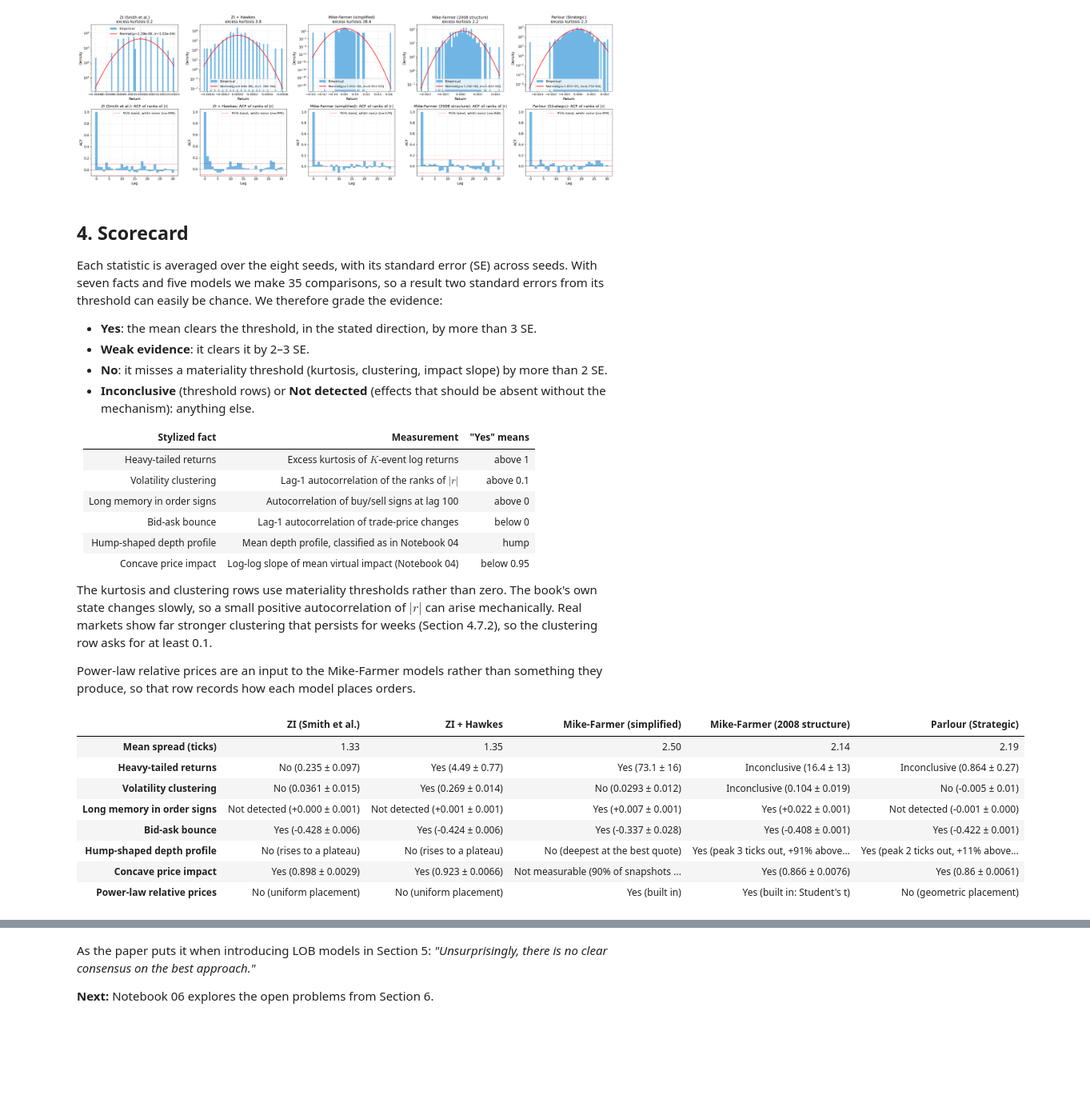
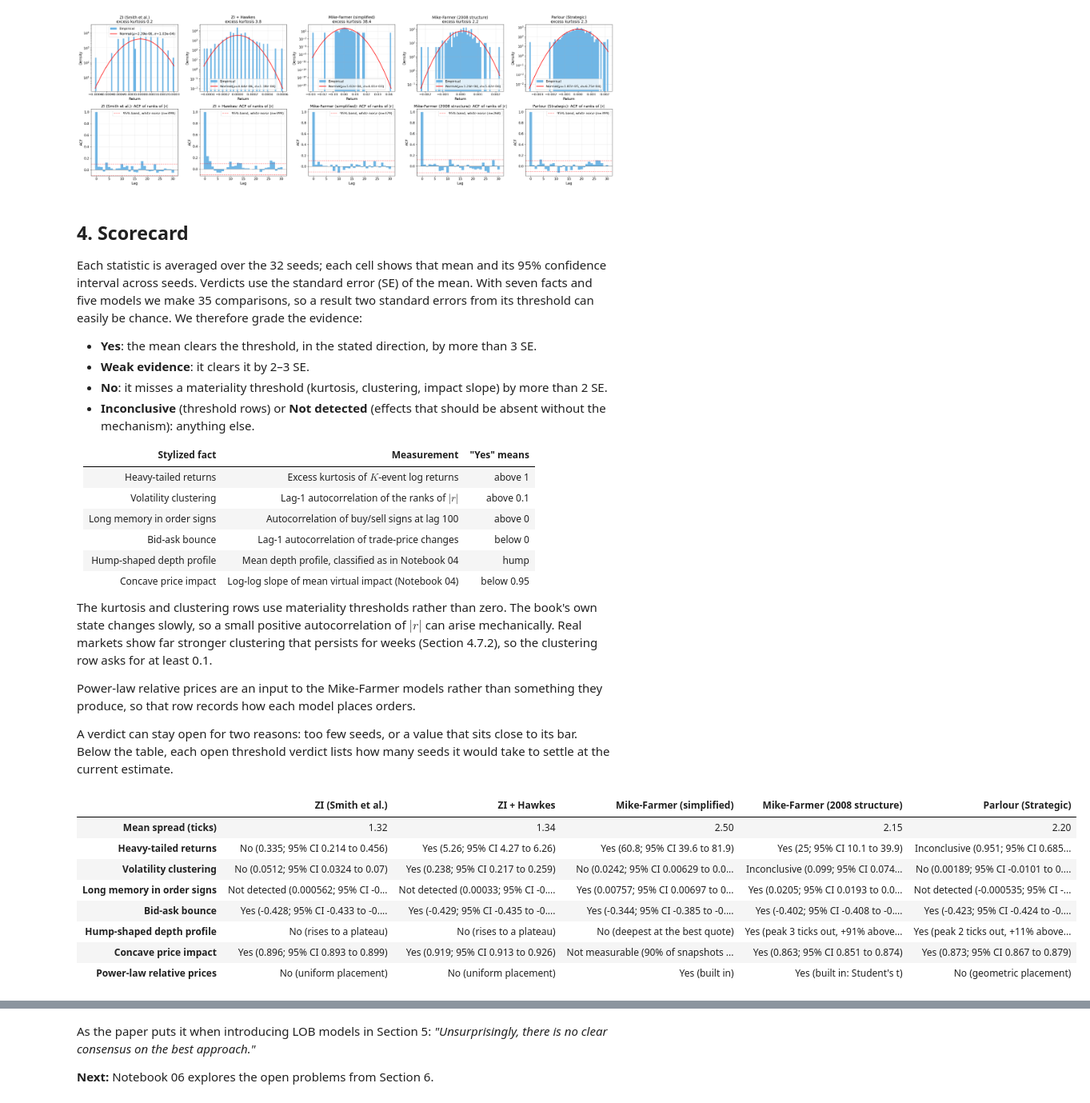
Before and after one commit to mengrenman/quant-trading-lab, a Jupyter notebook: notebooks/05_agent_based_models.ipynb, the cells around one changed output, grey strips where cells are left out. Shown at 80% size. Cells and saved outputs as stored; diff of their text form; code cells hidden in the pictures; blank space fills up the shorter version.

```diff
--- a/notebooks/05_agent_based_models.ipynb
+++ b/notebooks/05_agent_based_models.ipynb
@@ -144,7 +144,7 @@ plt.show()
 # %% [markdown]
 ## 4. Scorecard
 
-Each statistic is averaged over the eight seeds, with its standard error (SE) across seeds. With seven facts and five models we make 35 comparisons, so a result two standard errors from its threshold can easily be chance. We therefore grade the evidence:
+Each statistic is averaged over the 32 seeds; each cell shows that mean and its 95% confidence interval across seeds. Verdicts use the standard error (SE) of the mean. With seven facts and five models we make 35 comparisons, so a result two standard errors from its threshold can easily be chance. We therefore grade the evidence:
 
 - **Yes**: the mean clears the threshold, in the stated direction, by more than 3 SE.
 - **Weak evidence**: it clears it by 2–3 SE.
@@ -163,10 +163,19 @@ Each statistic is averaged over the eight seeds, with its standard error (SE) ac
 The kurtosis and clustering rows use materiality thresholds rather than zero. The book's own state changes slowly, so a small positive autocorrelation of $|r|$ can arise mechanically. Real markets show far stronger clustering that persists for weeks (Section 4.7.2), so the clustering row asks for at least 0.1.
 
 Power-law relative prices are an input to the Mike-Farmer models rather than something they produce, so that row records how each model places orders.
+
+A verdict can stay open for two reasons: too few seeds, or a value that sits close to its bar. Below the table, each open threshold verdict lists how many seeds it would take to settle at the current estimate.
 # %%
 def mean_se(values):
     values = np.asarray(values, dtype=float)
     return values.mean(), values.std(ddof=1) / np.sqrt(len(values))
+
+
+def ci95(values):
+    """95% confidence interval for the mean across seeds (Student's t)."""
+    mean, se = mean_se(values)
+    half = stats.t.ppf(0.975, len(values) - 1) * se
+    return mean - half, mean + half
 
 
 def grade(margin, se, otherwise):
@@ -178,17 +187,26 @@ def grade(margin, se, otherwise):
     return otherwise
 
 
-def threshold_verdict(values, threshold, above=True):
+def describe(call, values):
+    lo, hi = ci95(values)
+    return f"{call} ({np.mean(values):.3g}; 95% CI {lo:.3g} to {hi:.3g})"
+
+
+open_verdicts = []  # threshold verdicts not settled, explained after the table
+
+
+def threshold_verdict(values, threshold, above=True, where=None):
     mean, se = mean_se(values)
-    margin = mean - threshold if above else threshold - mean
+    margin = mean - threshold if above else threshold - mean  # positive on the "Yes" side
     call = grade(margin, se, 'No' if margin < -2 * se else 'Inconclusive')
-    return f"{call} ({mean:.3g} ± {se:.2g})"
+    if call in ('Inconclusive', 'Weak evidence') and where is not None:
+        open_verdicts.append((*where, values, threshold, margin))
+    return describe(call, values)
 
 
 def effect_verdict(values, positive=True):
     mean, se = mean_se(values)
-    call = grade(mean if positive else -mean, se, 'Not detected')
-    return f"{call} ({mean:+.3f} ± {se:.3f})"
+    return describe(grade(mean if positive else -mean, se, 'Not detected'), values)
 
 
 def hump_verdict(runs):
@@ -199,43 +217,45 @@ def hump_verdict(runs):
     return 'No (rises to a plateau)' if shape == 'plateau' else 'No (deepest at the best quote)'
 
 
-def impact_verdict(runs):
+def impact_verdict(name, runs):
     covered = min(len(r['impact_sizes']) for r in runs)
     if covered < 5:
         return f"Not measurable (90% of snapshots absorb only {covered} lot{'s' if covered != 1 else ''})"
     slopes = [fit_loglog_slope(r['impact_sizes'], r['impact']) for r in runs]
-    return threshold_verdict(slopes, 0.95, above=False)
+    return threshold_verdict(slopes, 0.95, above=False, where=(name, 'Concave price impact'))
 
 
 placement = {
     'ZI (Smith et al.)': 'No (uniform placement)',
     'ZI + Hawkes': 'No (uniform placement)',
     'Mike-Farmer (simplified)': 'Yes (built in)',
     'Mike-Farmer (2008 structure)': "Yes (built in: Student's t)",
     'Parlour (Strategic)': 'No (geometric placement)',
 }
 
 scorecard = pd.DataFrame({
     name: {
         'Mean spread (ticks)': f"{mean_se([r['mean_spread'] for r in runs])[0]:.2f}",
-        'Heavy-tailed returns': threshold_verdict([r['kurtosis'] for r in runs], 1.0),
-        'Volatility clustering': threshold_verdict([r['rank_acf_lag1'] for r in runs], 0.1),
+        'Heavy-tailed returns': threshold_verdict([r['kurtosis'] for r in runs], 1.0,
+                                                  where=(name, 'Heavy-tailed returns')),
+        'Volatility clustering': threshold_verdict([r['rank_acf_lag1'] for r in runs], 0.1,
+                                                   where=(name, 'Volatility clustering')),
         'Long memory in order signs': effect_verdict([r['sign_acf_lag100'] for r in runs]),
         'Bid-ask bounce': effect_verdict([r['bounce_acf_lag1'] for r in runs], positive=False),
         'Hump-shaped depth profile': hump_verdict(runs),
-        'Concave price impact': impact_verdict(runs),
+        'Concave price impact': impact_verdict(name, runs),
         'Power-law relative prices': placement[name],
     }
     for name, runs in results.items()
 })
 display(scorecard)
 # %% [output]
 |  | ZI (Smith et al.) | ZI + Hawkes | Mike-Farmer (simplified) | Mike-Farmer (2008 structure) | Parlour (Strategic) |
-| Mean spread (ticks) | 1.33 | 1.35 | 2.50 | 2.14 | 2.19 |
-| Heavy-tailed returns | No (0.235 ± 0.097) | Yes (4.49 ± 0.77) | Yes (73.1 ± 16) | Inconclusive (16.4 ± 13) | Inconclusive (0.864 ± 0.27) |
-| Volatility clustering | No (0.0361 ± 0.015) | Yes (0.269 ± 0.014) | No (0.0293 ± 0.012) | Inconclusive (0.104 ± 0.019) | No (-0.005 ± 0.01) |
-| Long memory in order signs | Not detected (+0.000 ± 0.001) | Not detected (+0.001 ± 0.001) | Yes (+0.007 ± 0.001) | Yes (+0.022 ± 0.001) | Not detected (-0.001 ± 0.000) |
-| Bid-ask bounce | Yes (-0.428 ± 0.006) | Yes (-0.424 ± 0.006) | Yes (-0.337 ± 0.028) | Yes (-0.408 ± 0.001) | Yes (-0.422 ± 0.001) |
+| Mean spread (ticks) | 1.32 | 1.34 | 2.50 | 2.15 | 2.20 |
+| Heavy-tailed returns | No (0.335; 95% CI 0.214 to 0.456) | Yes (5.26; 95% CI 4.27 to 6.26) | Yes (60.8; 95% CI 39.6 to 81.9) | Yes (25; 95% CI 10.1 to 39.9) | Inconclusive (0.951; 95% CI 0.685... |
+| Volatility clustering | No (0.0512; 95% CI 0.0324 to 0.07) | Yes (0.238; 95% CI 0.217 to 0.259) | No (0.0242; 95% CI 0.00629 to 0.0... | Inconclusive (0.099; 95% CI 0.074... | No (0.00189; 95% CI -0.0101 to 0.... |
+| Long memory in order signs | Not detected (0.000562; 95% CI -0... | Not detected (0.00033; 95% CI -0.... | Yes (0.00757; 95% CI 0.00697 to 0... | Yes (0.0205; 95% CI 0.0193 to 0.0... | Not detected (-0.000535; 95% CI -... |
+| Bid-ask bounce | Yes (-0.428; 95% CI -0.433 to -0.... | Yes (-0.429; 95% CI -0.435 to -0.... | Yes (-0.344; 95% CI -0.385 to -0.... | Yes (-0.402; 95% CI -0.408 to -0.... | Yes (-0.423; 95% CI -0.424 to -0.... |
 | Hump-shaped depth profile | No (rises to a plateau) | No (rises to a plateau) | No (deepest at the best quote) | Yes (peak 3 ticks out, +91% above... | Yes (peak 2 ticks out, +11% above... |
-| Concave price impact | Yes (0.898 ± 0.0029) | Yes (0.923 ± 0.0066) | Not measurable (90% of snapshots ... | Yes (0.866 ± 0.0076) | Yes (0.86 ± 0.0061) |
+| Concave price impact | Yes (0.896; 95% CI 0.893 to 0.899) | Yes (0.919; 95% CI 0.913 to 0.926) | Not measurable (90% of snapshots ... | Yes (0.863; 95% CI 0.851 to 0.874) | Yes (0.873; 95% CI 0.867 to 0.879) |
 | Power-law relative prices | No (uniform placement) | No (uniform placement) | Yes (built in) | Yes (built in: Student's t) | No (geometric placement) |
```
Also changed, not shown: parts of 5 cells of this notebook, 1 other file.
